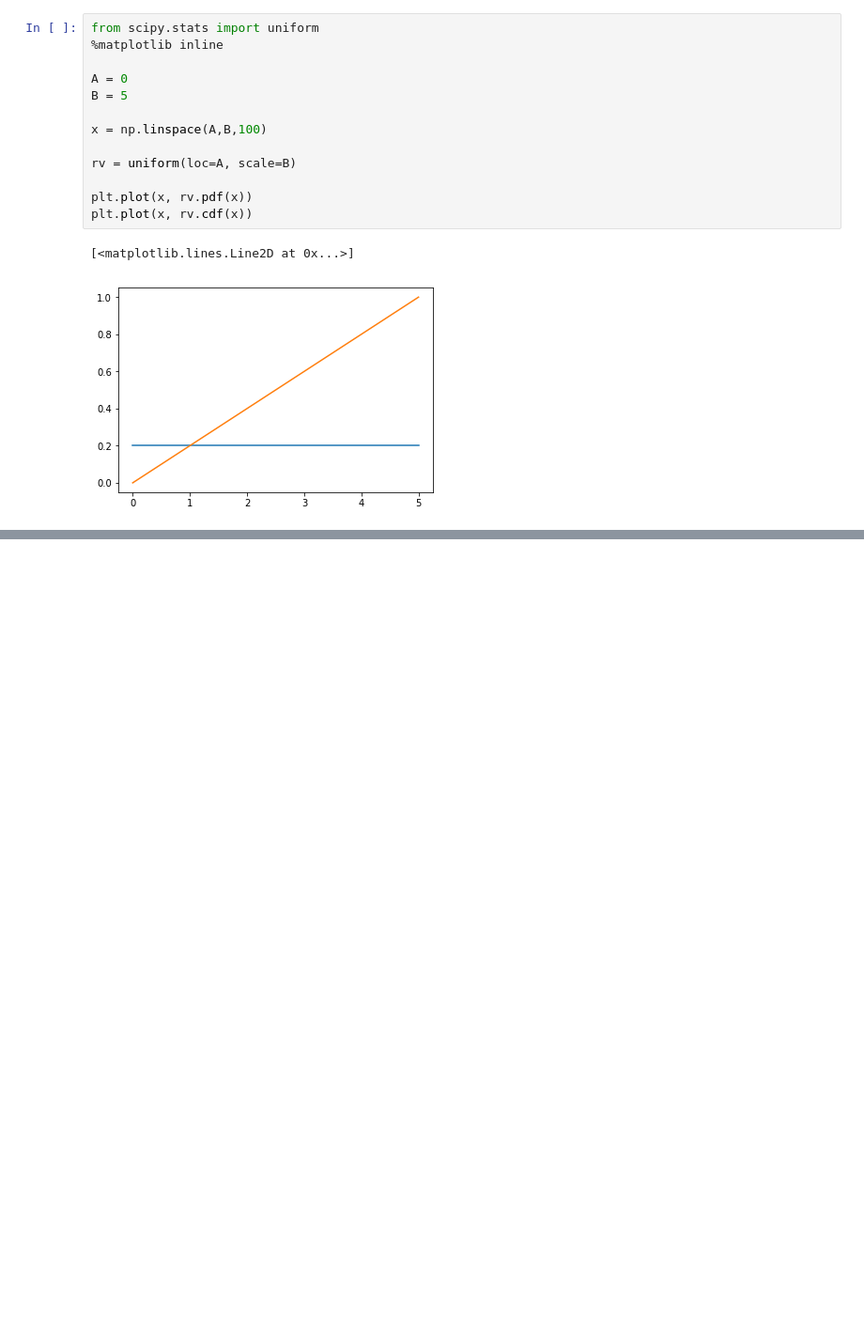
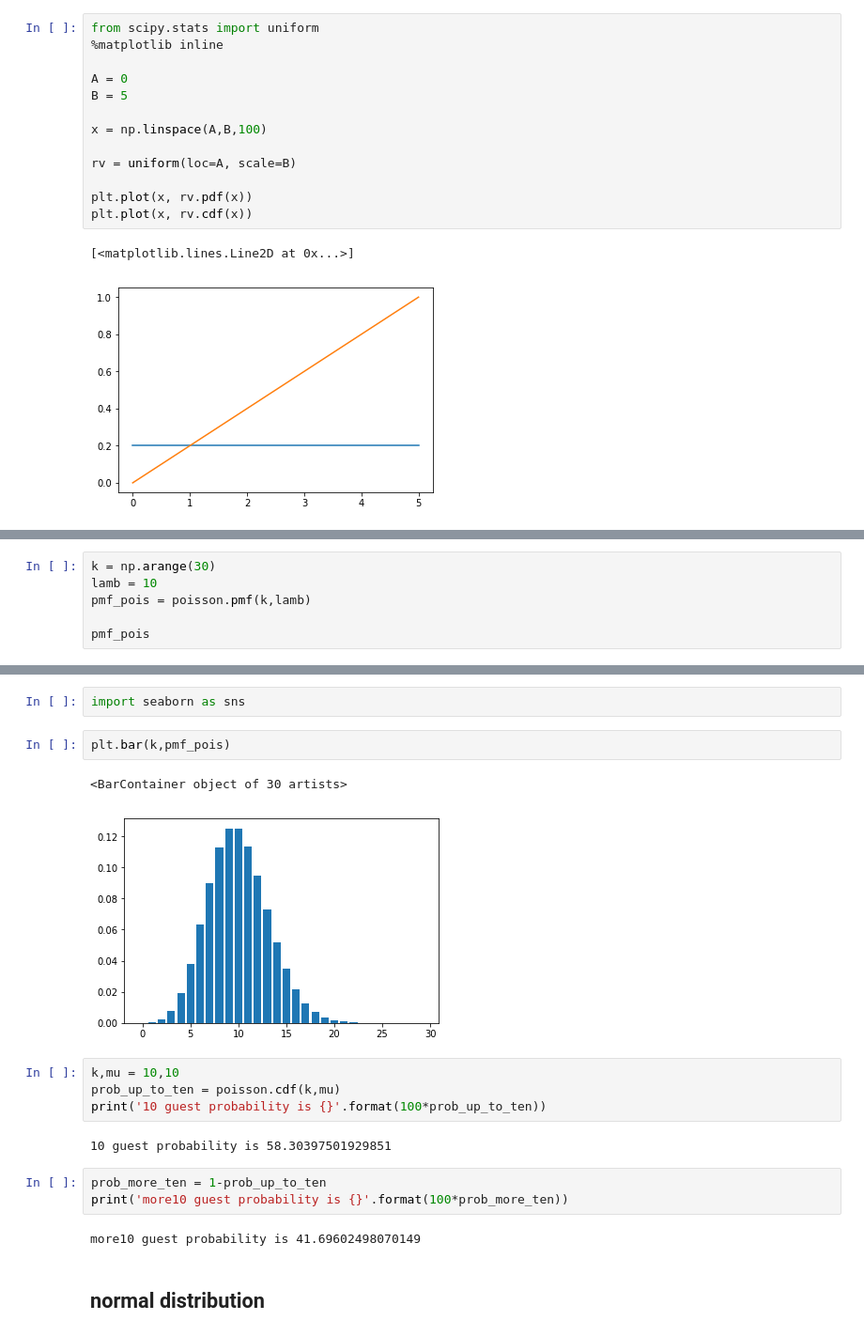
Before and after one commit to ducksfrogs/pycode, a Jupyter notebook: jup/stats/stats_f.ipynb, the cells around one changed output, grey strips where cells are left out. Shown: that part at 94% size. Saved outputs shown, nothing was run; the diff lists cells and outputs as text; blank space fills up the shorter version.

```diff
--- a/jup/stats/stats_f.ipynb
+++ b/jup/stats/stats_f.ipynb
@@ -54,0 +168,6 @@ plt.plot(x, rv.cdf(x))
+# %%
+k = np.arange(30)
+lamb = 10
+pmf_pois = poisson.pmf(k,lamb)
+
+pmf_pois
@@ -54,0 +183,20 @@ plt.plot(x, rv.cdf(x))
+# %%
+import seaborn as sns
+# %%
+plt.bar(k,pmf_pois)
+# %% [output]
+<BarContainer object of 30 artists>
+[figure, added]
+# %%
+k,mu = 10,10
+prob_up_to_ten = poisson.cdf(k,mu)
+print('10 guest probability is {}'.format(100*prob_up_to_ten))
+# %% [output]
+10 guest probability is 58.30397501929851
+# %%
+prob_more_ten = 1-prob_up_to_ten
+print('more10 guest probability is {}'.format(100*prob_more_ten))
+# %% [output]
+more10 guest probability is 41.69602498070149
+# %% [markdown]
+## normal distribution
```
Also changed, not shown: parts of 12 cells of this notebook.
